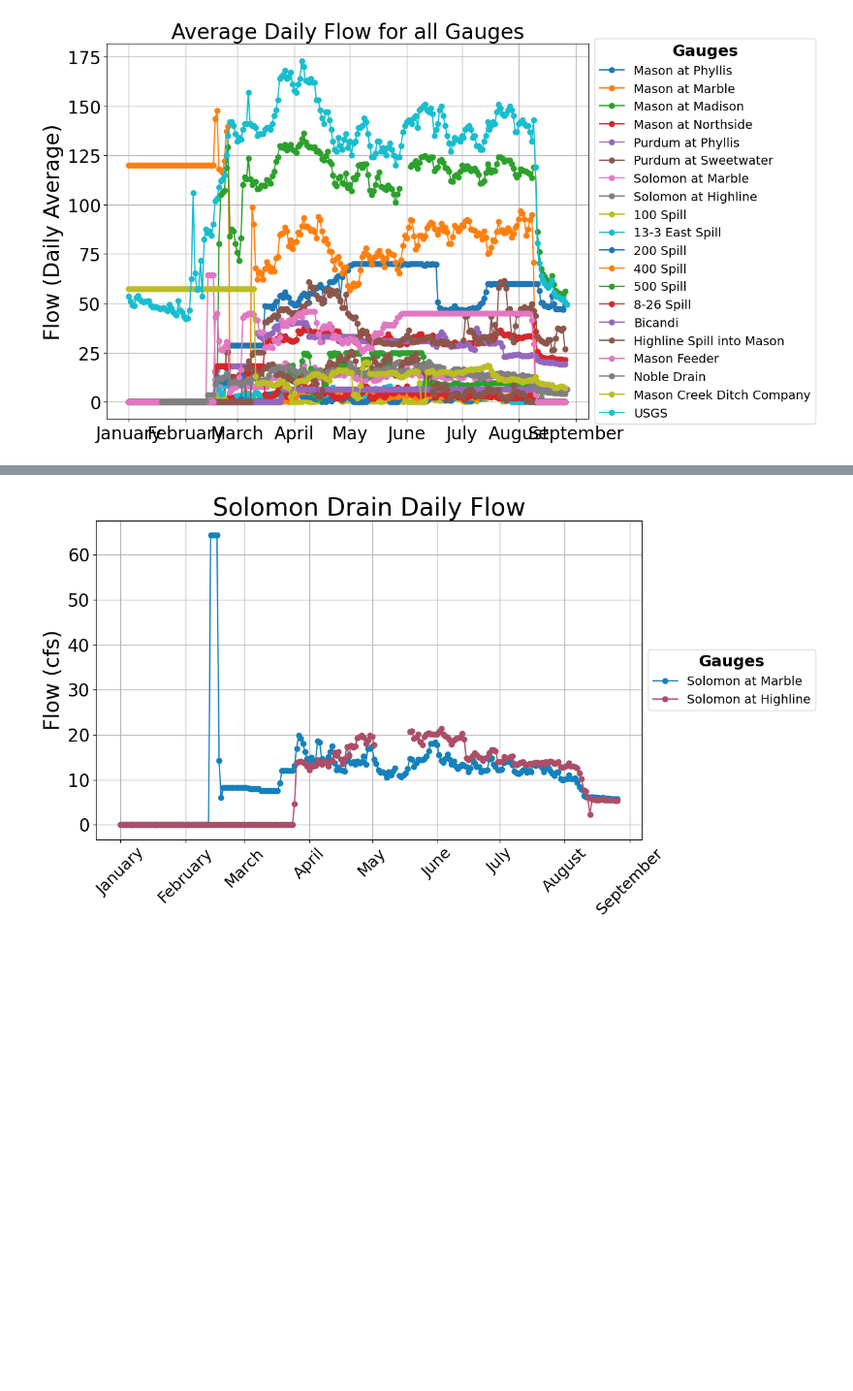
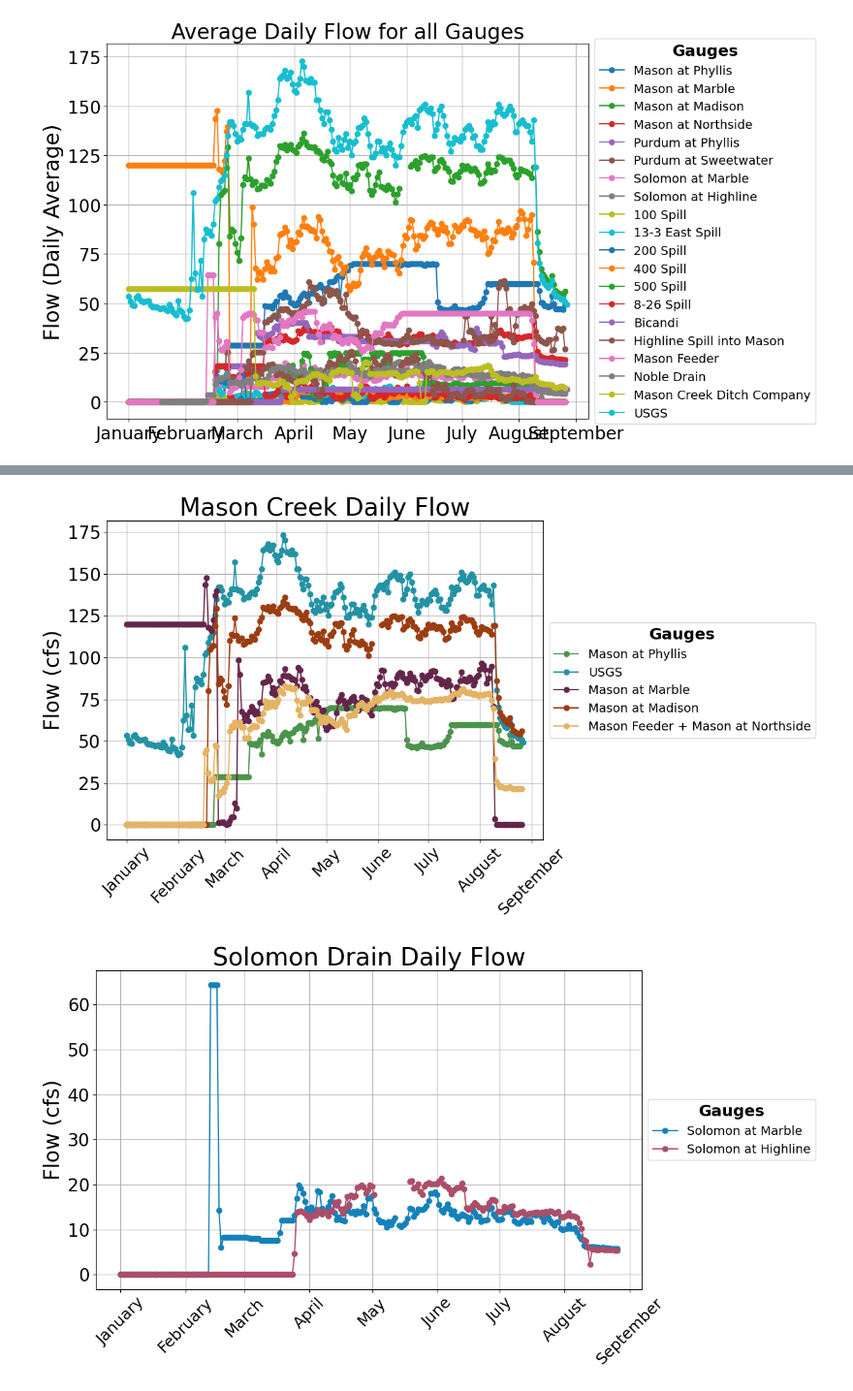
Before and after one commit to carlibeisel/mason_water_budget, a Jupyter notebook: reach_drainflow.ipynb, the cells around one changed output, grey strips where cells are left out. Shown at 97% size. Saved outputs shown, nothing was run; the diff lists cells and outputs as text; code cells hidden in the pictures; blank space fills up the shorter version.

```diff
--- a/reach_drainflow.ipynb
+++ b/reach_drainflow.ipynb
@@ -252,3 +252,62 @@ plt.show()
+# %%
+## ---------------------------------- ##
+##  Superimposed Plot of Daily Data   ##
+## ---------------------------------- ##
+
+# MASON GAUGES ONLY [Mason Feeder added to Mason at Northside]
+# Define selected gauges and color palette
+selected_gauges = ['Mason at Phyllis', 'USGS', 'Mason at Marble', 'Mason at Madison', 'Mason Feeder + Mason at Northside']
+color_palette = ['#4C934C', '#2292A4', '#63264A', '#9B3D12', '#E4B363', 'black']
+
+# Filter and aggregate data
+filtered_gauge_df = filtered_df[filtered_df['Gauge'].isin(['Mason at Northside', 'Mason Feeder'])]
+
+# Create aggregated data for "Mason Feeder + Mason at Northside"
+aggregated_data = (
+    filtered_gauge_df[filtered_gauge_df['Gauge'].isin(['Mason at Northside', 'Mason Feeder'])]
+    .groupby('Date')['Flow(cfs)']
+    .sum()
+    .reset_index()
+)
+aggregated_data['Gauge'] = 'Mason Feeder + Mason at Northside'
+
+# Combine aggregated data with other gauge data
+remaining_gauge_data = filtered_df[
+    filtered_df['Gauge'].isin(['Mason at Phyllis', 'USGS', 'Mason at Marble', 'Mason at Madison'])
+]
+combined_data = pd.concat([remaining_gauge_data, aggregated_data])
+
+# Plotting
+plt.figure(figsize=(14, 7))
+
+# Loop through and plot each gauge
+for i, gauge in enumerate(selected_gauges):
+    gauge_data = combined_data[combined_data['Gauge'] == gauge]
+    plt.plot(gauge_data['Date'], gauge_data['Flow(cfs)'], marker='o', color=color_palette[i % len(color_palette)], label=gauge)
+
+# Customize the plot
+plt.title('Mason Creek Daily Flow', fontsize=28)
+plt.xlabel('')
+plt.ylabel('Flow (cfs)', fontsize=24)
+plt.grid(True)
+
+# Set x-axis formatting
+plt.gca().xaxis.set_major_locator(mdates.MonthLocator())
+plt.gca().xaxis.set_major_formatter(mdates.DateFormatter('%B'))
+
+plt.xticks(fontsize=18, rotation=45)
+plt.yticks(fontsize=20)
+
+# Add legend
+legend = plt.legend(title='Gauges', fontsize=14, loc='center left', bbox_to_anchor=(1, 0.5))
+plt.setp(legend.get_title(), fontsize=18, fontweight='bold')
+
+# Finalize and save
+plt.tight_layout(rect=[0, 0, 0.9, 1])
+#plt.savefig('/content/drive/MyDrive/Data/Mason Water Budget/data_output/drainflow_out/Figures/mason_flow.png', dpi=300, bbox_inches='tight')
+plt.show()
+# %% [output]
+[figure, added]
 # %%
 ## ---------------------------------- ##
 ##  Superimposed Plot of Daily Data   ##
```
Also changed, not shown: parts of 3 cells of this notebook.
